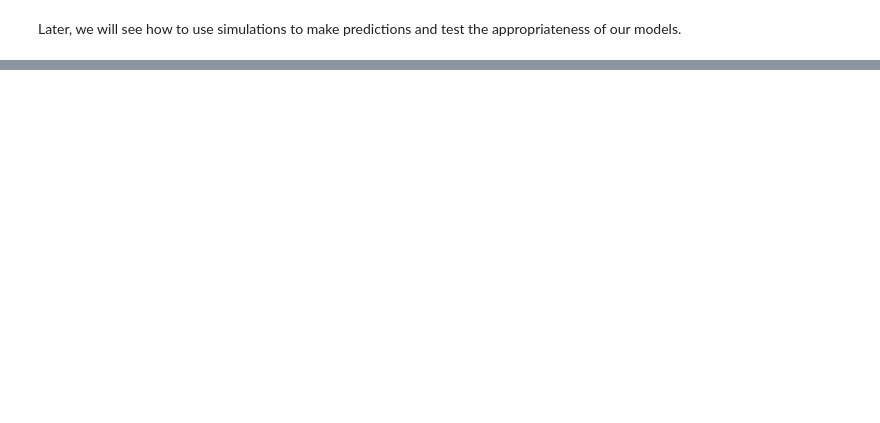
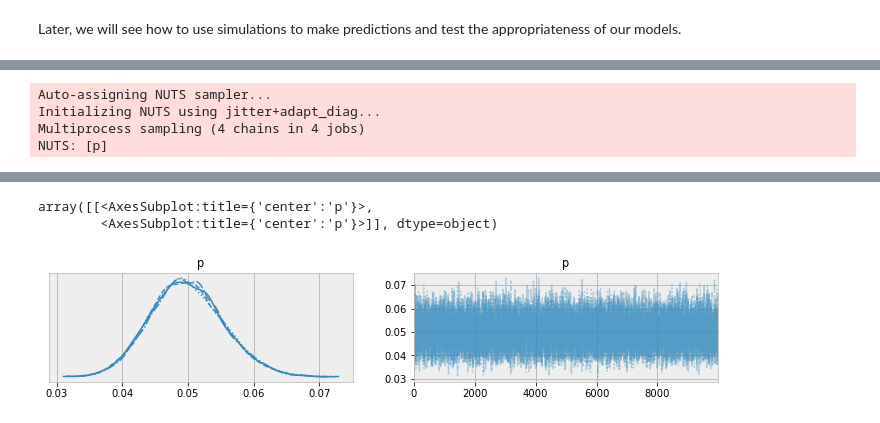
Before and after one commit to mrwizard82d1/bayes_hackers_pymc, a Jupyter notebook: ch02-more-pymc.ipynb, the cells around one changed output, grey strips where cells are left out. Drawn from its saved outputs; the diff is of its cells as text; code cells hidden in the pictures; blank space fills up the shorter version.

```diff
--- a/ch02-more-pymc.ipynb
+++ b/ch02-more-pymc.ipynb
@@ -242,0 +343,14 @@ Later, we will see how to use simulations to make predictions and test the appro
+# %%
+# Try a similar exercise using `arviz`
+with pm.Model() as arviz_model:
+    p = pm.Uniform('p', lower=0, upper=1)
+    obs = pm.Bernoulli('obs', p, observed=occurrences)
+    # Incantation to be explained later
+    idata = pm.sample(10000, return_inferencedata=True)
+
+az.plot_trace(idata)
+# %% [output]
+Auto-assigning NUTS sampler...
+Initializing NUTS using jitter+adapt_diag...
+Multiprocess sampling (4 chains in 4 jobs)
+NUTS: [p]
@@ -242,0 +359,3 @@ Later, we will see how to use simulations to make predictions and test the appro
+array([[<AxesSubplot:title={'center':'p'}>,
+        <AxesSubplot:title={'center':'p'}>]], dtype=object)
+[figure, added]
```
Also changed, not shown: parts of 27 cells of this notebook.
